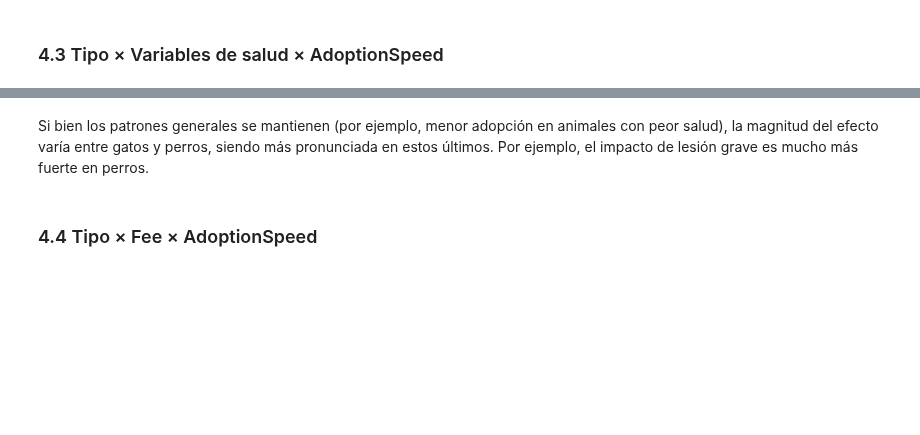
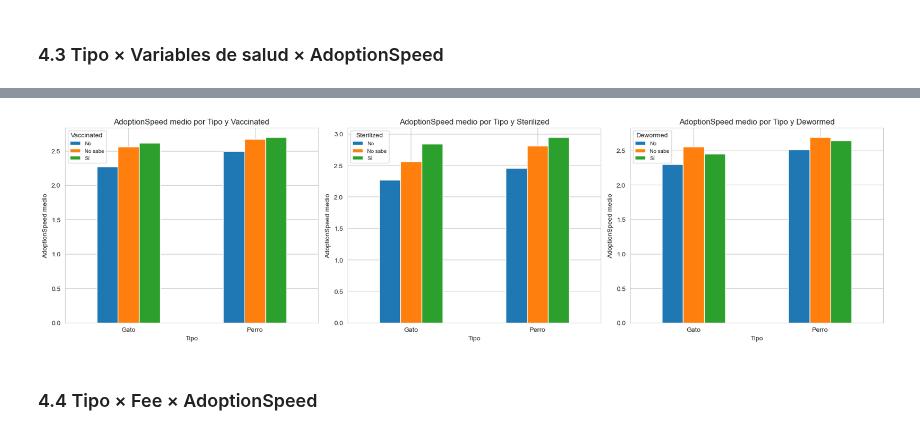
Before and after one commit to patriciasandagorda/UA_MDM_Labo2_Grupo2, a Jupyter notebook: EDA/04_EDA_PetFinder.ipynb, the cells around one changed output, grey strips where cells are left out. Saved outputs shown, nothing was run; the diff lists cells and outputs as text; code cells hidden in the pictures; blank space fills up the shorter version.

```diff
--- a/EDA/04_EDA_PetFinder.ipynb
+++ b/EDA/04_EDA_PetFinder.ipynb
@@ -1124,5 +946,19 @@ Error:
-# %% [markdown]
-Si bien los patrones generales se mantienen (por ejemplo, menor adopción en animales con peor salud), la magnitud del efecto varía entre gatos y perros, siendo más pronunciada en estos últimos. Por ejemplo, el impacto de lesión grave es mucho más fuerte en perros.
+# %%
+fig, axes = plt.subplots(1, 3, figsize=(18, 5))
+
+for ax, col in zip(axes, ['Vaccinated', 'Sterilized', 'Dewormed']):
+    pivot = df.groupby(['Type', col])['AdoptionSpeed'].mean().unstack()
+    pivot.plot(kind='bar', ax=ax, edgecolor='white')
+    ax.set_title(f'AdoptionSpeed medio por Tipo y {col}')
+    ax.set_xlabel('Tipo')
+    ax.tick_params(axis='x', rotation=0)
+    ax.set_ylabel('AdoptionSpeed medio')
+    ax.legend(title=col, fontsize=8)
+
+plt.tight_layout()
+plt.show()
+# %% [output]
+[figure, added]
 # %% [markdown]
 ### 4.4 Tipo × Fee × AdoptionSpeed
 # %%
```
Also changed, not shown: parts of 71 cells of this notebook.
